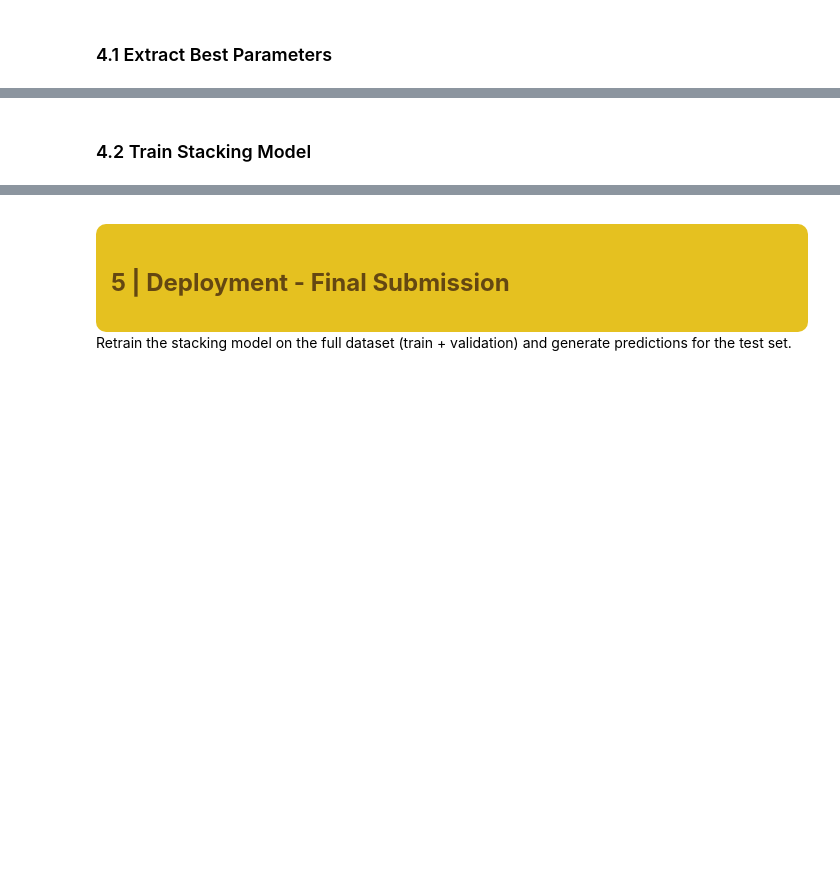
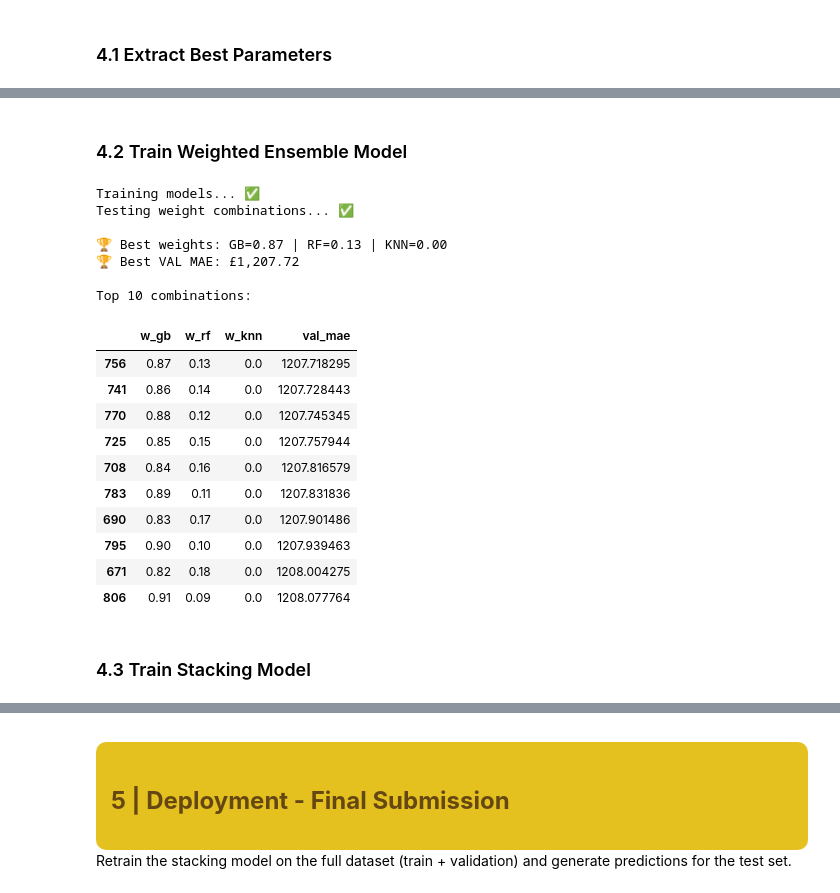
Before and after one commit to Filipa2002/Cars4You-Expediting-Car-Evaluations-with-ML, a Jupyter notebook: car_evaluations_group37_part2_v3.ipynb, the cells around one changed output, grey strips where cells are left out. Saved outputs shown, nothing was run; the diff lists cells and outputs as text; code cells hidden in the pictures; blank space fills up the shorter version.

```diff
--- a/car_evaluations_group37_part2_v3.ipynb
+++ b/car_evaluations_group37_part2_v3.ipynb
@@ -601,3 +649,11 @@ selected_features = ['model_mean_price', 'mpg_per_liter', 'age_mileage_interacti
+# %%
+selected_features = ['brand_mean_price', 'brand_price_std',
+                     'model_mean_price', 'model_popularity',
+                     'engineSize', 'age','mpg',
+                     'age_mileage_interaction','is_old_car',
+                     'mpg_per_liter','tax_per_engine',
+                     'transmission_manual', 'fuelType_petrol',
+                     'premium_brand_engine_size_interaction']
 # %% [markdown]
 <a id='3-benchmarking'></a>
 <div style="background-color:#e5c120ff; padding:15px; border-radius:10px; box-shadow: 0px 4px 12px rgba(227, 167, 108, 1);">
@@ -801,8 +723,8 @@ for model_name, config in models_and_grids.items():
     print(f"Grid Search: {model_name}")
     print(f"{'='*70}")
 
-    X_tr = config['X_train'][config['features']]
-    X_vl = config['X_val'][config['features']]
+    X_tr = X_train_scaled[selected_features]
+    X_vl = X_val_scaled[selected_features]
 
     param_grid = ParameterGrid(config['params'])
     best_val_mae = float('inf')
@@ -822,7 +744,7 @@ for model_name, config in models_and_grids.items():
                 'Best Params': str(params),
                 **scores
             }
-            print(f"   New best: {params} → VAL MAE: £{scores['Val MAE']:,.2f}")
+            print(f"   New best: {params} - VAL MAE:£{scores['Val MAE']:,.2f}")
 
     results_list.append(best_result)
     print(f"\n Best {model_name} VAL MAE: £{best_val_mae:,.2f}")
@@ -862,3 +809,61 @@ for model_name in results_df['Model'].unique():
+# %% [markdown]
+### 4.2 Train Weighted Ensemble Model
+# %%
+# Treinar modelos uma vez
+print("Training models...", end=" ", flush=True)
+gb_model = GradientBoostingRegressor(**best_params['GradientBoosting'], random_state=37).fit(X_train_scaled, y_train_log)
+rf_model = RandomForestRegressor(**best_params['RandomForest'], random_state=37, n_jobs=-1).fit(X_train_scaled, y_train_log)
+knn_model = KNeighborsRegressor(**best_params['KNeighbors'], n_jobs=-1).fit(X_train_scaled, y_train_log)
+print("✅")
+
+# Previsões (calcular uma vez)
+gb_val_pred = gb_model.predict(X_val_scaled)
+rf_val_pred = rf_model.predict(X_val_scaled)
+knn_val_pred = knn_model.predict(X_val_scaled)
+
+# Grid search de pesos
+print("Testing weight combinations...", end=" ", flush=True)
+best_weights = None
+best_mae = float('inf')
+results = []
+
+for w_gb in np.arange(0.50, 1.01, 0.01):
+    for w_knn in np.arange(0.00, 0.21, 0.01):
+        w_rf = round(1 - w_gb - w_knn, 2)
+        if 0 <= w_rf <= 0.5:
+            pred = np.expm1(w_gb * gb_val_pred + w_rf * rf_val_pred + w_knn * knn_val_pred)
+            mae = mean_absolute_error(y_val_array, pred)
+            results.append({'w_gb': w_gb, 'w_rf': w_rf, 'w_knn': w_knn, 'val_mae': mae})
+            if mae < best_mae:
+                best_mae = mae
+                best_weights = (w_gb, w_rf, w_knn)
+print("✅")
+
+# Resultados
+weights_df = pd.DataFrame(results).sort_values('val_mae')
+print(f"\n Best weights: GB={best_weights[0]:.2f} | RF={best_weights[1]:.2f} | KNN={best_weights[2]:.2f}")
+print(f" Best VAL MAE: £{best_mae:,.2f}")
+print(f"\nTop 10 combinations:")
+display(weights_df.head(10))
+# %% [output]
+Training models... ✅
+Testing weight combinations... ✅
+
+🏆 Best weights: GB=0.87 | RF=0.13 | KNN=0.00
+🏆 Best VAL MAE: £1,207.72
+
+Top 10 combinations:
+|  | w_gb | w_rf | w_knn | val_mae |
+| 756 | 0.87 | 0.13 | 0.0 | 1207.718295 |
+| 741 | 0.86 | 0.14 | 0.0 | 1207.728443 |
+| 770 | 0.88 | 0.12 | 0.0 | 1207.745345 |
+| 725 | 0.85 | 0.15 | 0.0 | 1207.757944 |
+| 708 | 0.84 | 0.16 | 0.0 | 1207.816579 |
+| 783 | 0.89 | 0.11 | 0.0 | 1207.831836 |
+| 690 | 0.83 | 0.17 | 0.0 | 1207.901486 |
+| 795 | 0.90 | 0.10 | 0.0 | 1207.939463 |
+| 671 | 0.82 | 0.18 | 0.0 | 1208.004275 |
+| 806 | 0.91 | 0.09 | 0.0 | 1208.077764 |
 # %% [markdown]
-### 4.2 Train Stacking Model
+### 4.3 Train Stacking Model
 # %%
```
Also changed, not shown: parts of 14 cells of this notebook, 2 other files.
